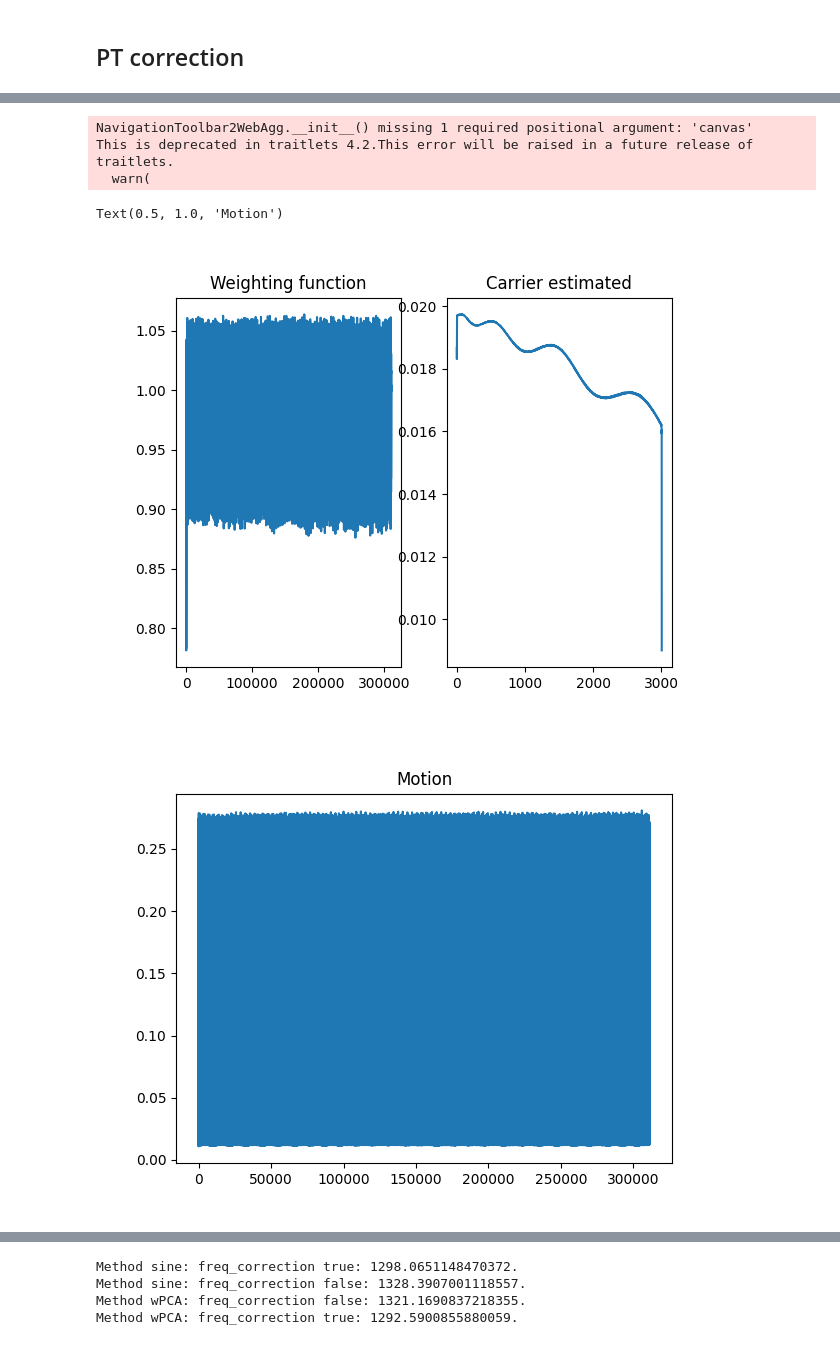
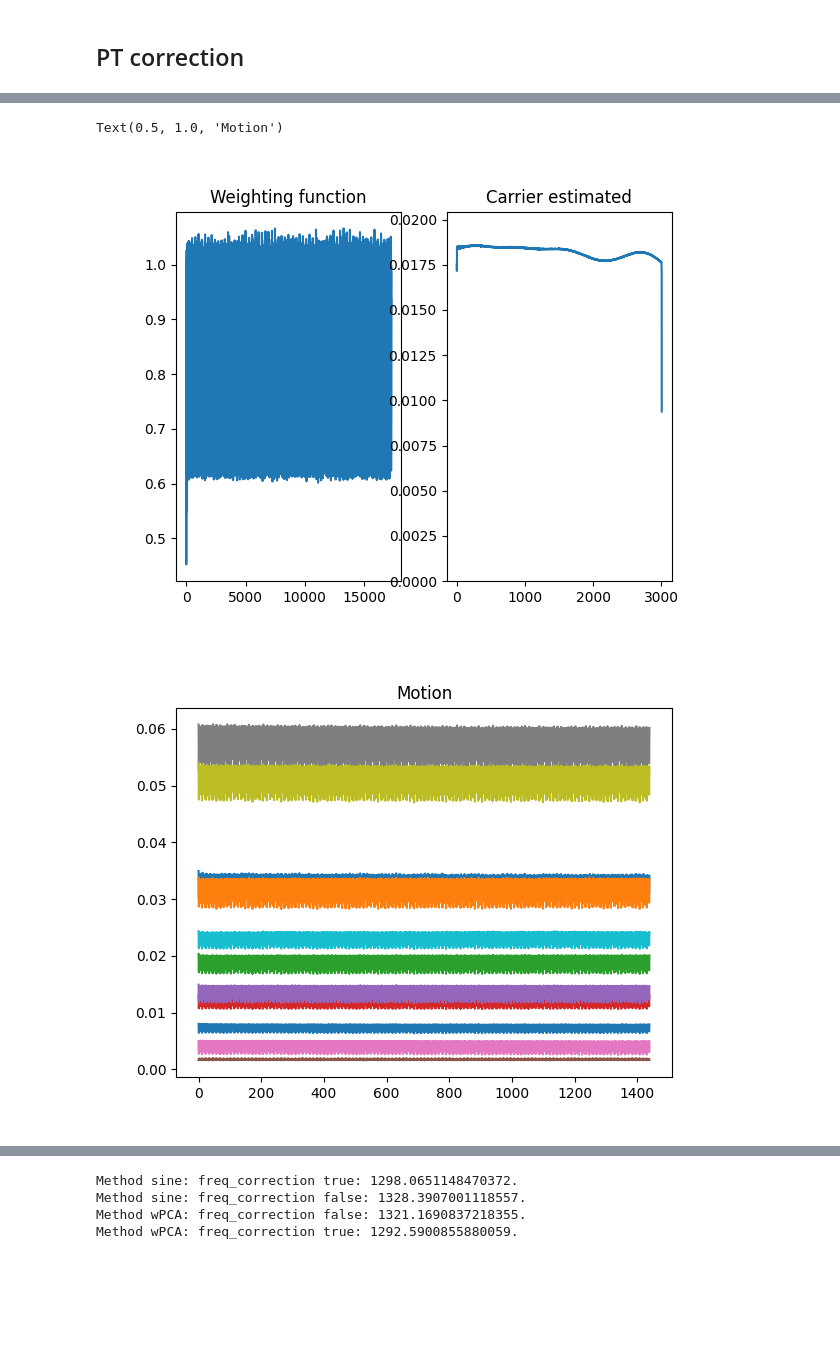
Before and after one commit to usc-mrel/PylotToneMRI, a Jupyter notebook: notebooks/main_pilottone_wPCA.ipynb, the cells around one changed output, grey strips where cells are left out. Saved outputs shown, nothing was run; the diff lists cells and outputs as text; code cells hidden in the pictures; blank space fills up the shorter version.

```diff
--- a/notebooks/main_pilottone_wPCA.ipynb
+++ b/notebooks/main_pilottone_wPCA.ipynb
@@ -86,7 +20,8 @@ with open(cfg_, 'r') as cf:
     cfg = rtoml.load(cf)
 # %%
 # ismrmrd_data_fullpath = '/server/home/btasdelen/MRI_DATA/pilottone/vol1133_20250316/raw/h5/meas_MID00705_FID12633_pulseq2D_fire_spiralga_200mV_24MHz_motion.h5'
-ismrmrd_data_fullpath = '/server/home/btasdelen/MRI_DATA/pilottone/vol1181_20250416/raw/h5/meas_MID00227_FID14921_pulseq2D_fire_spiralga_200mV_24MHz.h5'
+# ismrmrd_data_fullpath = '/server/home/btasdelen/MRI_DATA/pilottone/vol1181_20250416/raw/h5/meas_MID00227_FID14921_pulseq2D_fire_spiralga_200mV_24MHz.h5'
+ismrmrd_data_fullpath = '/server/home/btasdelen/MRI_DATA/pilottone/phantom_distance/raw/h5/meas_MID00026_FID22930_pulseq2D_fire_spiralga_24MHz_2500mV_3stepback.h5'
 ismrmrd_data_fullpath_cal = '/server/home/btasdelen/MRI_DATA/pilottone/vol1181_20250416/raw/h5/meas_MID00225_FID14919_pulseq2D_fire_spiralga_200mV_24MHz_calwGrad.h5'
 
 f_pt = cfg['pilottone']['pt_freq']
@@ -197,42 +157,43 @@ pt_raw1, ksp_ptsubbed1 = extract_raw_pt(ksp_measured, kx, ky, n_unique_angles, a
 # %%
-from scipy.sparse.linalg import svds
 from pilottone.signal import cfftn
+import numpy.typing as npt
+
+f_diff = f0 - f_pt
 
 n_acq = ksp_measured.shape[1]
 # ================================
 # Demodulate any shifts
 # ================================
 phase_mod_rads = pt.calc_fovshift_phase(kx, ky, acq_list[0])
 phase_mod_rads = [phase_mod_rads[:,ii%n_unique_angles] for ii in range(n_acq)]
 phase_mod_rads = np.array(phase_mod_rads)[:, :].transpose()[:,:,None]
 
 # Apply the negative of the phase
 ksp_measured_ = ksp_measured*phase_mod_rads
 
 fcorrmin = pt.find_freq_qifft(ksp_measured_[:,:,:], df, f_diff, 3e3, 4, (2))
 
-# w_corr = np.exp(-2j*np.pi*np.arange(ksp_measured_.shape[0])[:,None]*dt*fcorrmin[None,:])
-w_corr = np.ones(ksp_measured_.shape[0])[:,None]
+w_corr = np.exp(-2j*np.pi*np.arange(ksp_measured_.shape[0])[:,None]*dt*fcorrmin[None,:])
+# w_corr = np.ones(ksp_measured_.shape[0])[:,None]
 w = np.median(np.abs(ksp_measured_.reshape(ksp_measured_.shape[0], -1)), axis=0)/np.mean(np.abs(ksp_measured_.reshape(ksp_measured_.shape[0], -1)), axis=0)
-X = np.reshape(ksp_measured_*w_corr[:,:,None], (ksp_measured_.shape[0], -1))*w[None, :]
+X = np.reshape(ksp_measured_*w_corr[:,:,None], (ksp_measured_.shape[0], -1))
 b, _,_ = svds(X, k=1)
 
 plt.figure()
 plt.subplot(1,2,1)
 plt.plot(w)
 plt.title('Weighting function')
 plt.subplot(1,2,2)
 plt.plot(np.abs(b))
+plt.ylim(0, np.max(np.abs(b))*1.1)
 plt.title('Carrier estimated')
 m = np.conj(X.T) @ b
+m = m.reshape(-1, n_channels)
 
 plt.figure()
 plt.plot(np.abs(m))
 plt.title('Motion')
 # %% [output]
-NavigationToolbar2WebAgg.__init__() missing 1 required positional argument: 'canvas'
-This is deprecated in traitlets 4.2.This error will be raised in a future release of traitlets.
-  warn(
+Text(0.5, 1.0, 'Motion')
-Text(0.5, 1.0, 'Motion')
-[figure, old version]
+[figure, new version]
-[figure, old version]
+[figure, new version]
```
Also changed, not shown: parts of 21 cells of this notebook.
